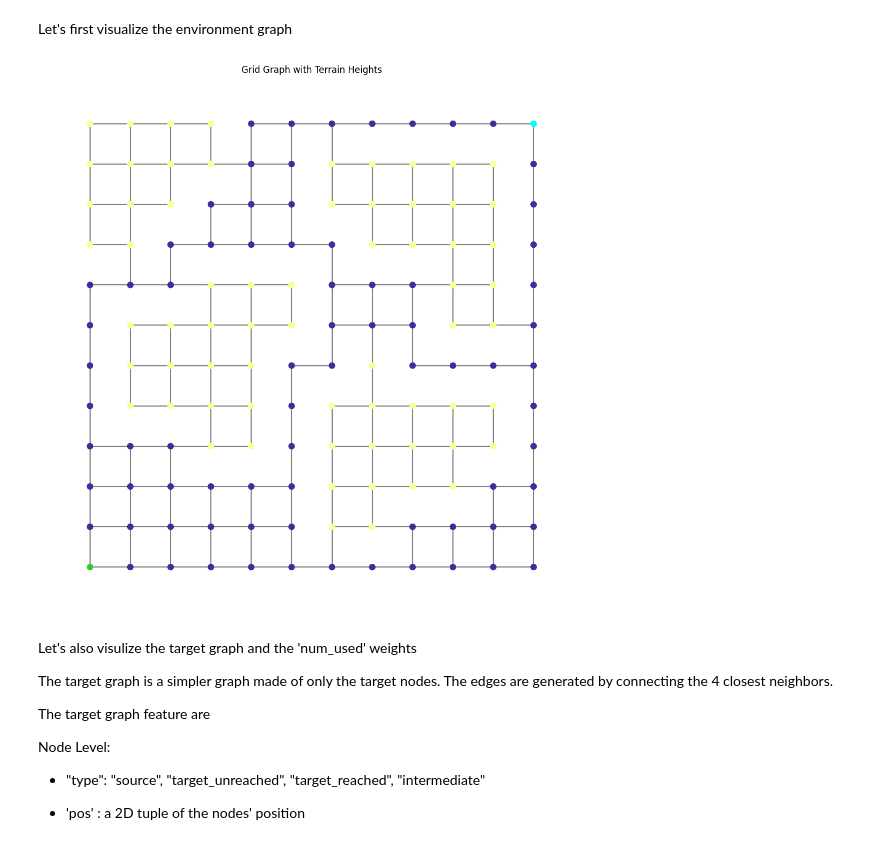
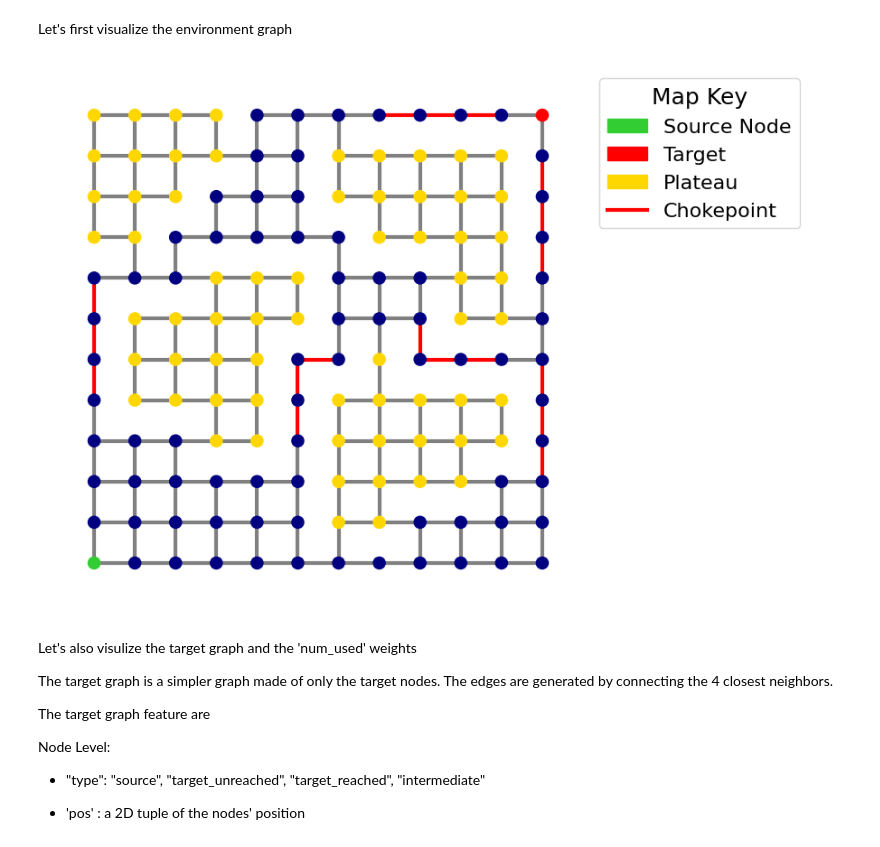
Before and after one commit to jongann-lee/Observability_mSTSP, a Jupyter notebook: single_agent_height_grid.ipynb, the cells around one changed output. Drawn from its saved outputs; the diff is of its cells as text; code cells hidden in the pictures.

```diff
--- a/single_agent_height_grid.ipynb
+++ b/single_agent_height_grid.ipynb
@@ -122,6 +195,14 @@ visible_set = set()
 # if observer_node in env_graph:
 #     raw_visible = env_graph.nodes[observer_node].get("visible_edges", [])
 #     visible_set = set(tuple(sorted(e)) for e in raw_visible)
+
+# List of chokepoints from the benchmark
+chokepoints_list = [((7,11), (8,11)), ((8,11), (9,11)), ((9,11), (10,11)),
+                    ((11,7), (11,8)), ((11,8), (11,9)), ((11,9), (11,10)),
+                    ((8,5), (8,6)), ((8,5), (9,5)), ((9,5), (10,5)),
+                    ((0,4), (0,5)), ((0,5), (0,6)), ((0,6), (0,7)),
+                    ((5,3), (5,4)), ((5,4), (5,5)), ((5,5), (6,5)),
+                    ((11,2), (11,3)), ((11,3), (11,4)), ((11,4), (11,5))]
 
 # 1. Setup Data for Plotting
 pos = nx.get_node_attributes(env_graph, 'pos')
@@ -143,12 +224,16 @@ for node, data in env_graph.nodes(data=True):
     if node_type == "source":
         color_map.append("limegreen")  # Distinct color for Source
     elif node_type == "target_unreached":
-        color_map.append("cyan")       # Distinct color for Target
+        color_map.append("red")       # Distinct color for Target
+    elif data.get("height") == 1:
+        color_map.append("gold")
     else:
-        # For everything else, color based on height
-        h = data.get("height", 0)
-        rgba_color = cmap(norm(h))
-        color_map.append(rgba_color)
+        color_map.append("navy")
+    # else:
+    #     # For everything else, color based on height
+    #     h = data.get("height", 0)
+    #     rgba_color = cmap(norm(h))
+    #     color_map.append(rgba_color)
 
 
 # Edge Color map for visible edges
@@ -160,42 +245,66 @@ for u, v in env_graph.edges():
 
     if edge_key in visible_set:
         edge_color_map.append('gold')  # Visible edges are Gold/Yellow
+    elif edge_key in chokepoints_list:
+        edge_color_map.append('red')
     else:
         edge_color_map.append('gray')  # Hidden edges are Gray
 
 
 # 4. Draw the Graph
-plt.figure(figsize=(10, 10))
+plt.figure(figsize=(6, 6))
 
 nx.draw(
     env_graph,
     pos=pos,
     node_color=color_map,
     with_labels=False,
-    node_size=60,       # Increased size slightly to see colors better
+    node_size=90,       # Increased size slightly to see colors better
     font_color='black',  # White text shows up better on dark blobs
     font_weight='bold',
-    width=1.5,
+    width=3.0,
     edge_color=edge_color_map
 )
 
 
 # Draw Edge Labels (Distances)
 nx.draw_networkx_edge_labels(
     env_graph,
     pos,
     edge_labels= False, #formatted_edge_labels, # Fixed: Pass the dict here
     font_size=8,
     label_pos=0.5
 )
 
+# --- ADDING THE LEGEND ---
 
-plt.title("Grid Graph with Terrain Heights")
+import matplotlib.patches as mpatches
+from matplotlib.lines import Line2D
+
+# 1. Create handles for Node Types
+legend_handles = [
+    mpatches.Patch(color='limegreen', label='Source Node'),
+    mpatches.Patch(color='red', label='Target'),
+    mpatches.Patch(color='gold', label='Plateau')
+]
+
+# 2. Create handles for Edge Types
+# We use Line2D for edges to represent them accurately as lines
+legend_handles.extend([
+    Line2D([0], [0], color='red', lw=3, label='Chokepoint')
+])
+
+# 3. Add the legend to the plot
+# bbox_to_anchor helps move the legend outside the main plot area
+plt.legend(handles=legend_handles, loc='upper left', bbox_to_anchor=(1, 1), title="Map Key",
+           title_fontsize=18, prop={'size':16})
+
+# plt.title("Grid Graph with Terrain Heights")
 plt.axis('off')
 plt.tight_layout()
 plt.show()
 # %% [output]
-[figure, old version]
+[figure, new version]
 # %% [markdown]
 Let's also visulize the target graph and the 'num_used' weights
 
```
Also changed, not shown: parts of 4 cells of this notebook, 16 other files.
